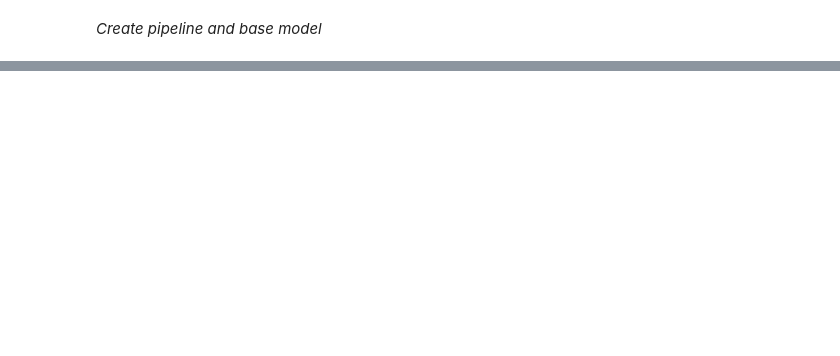
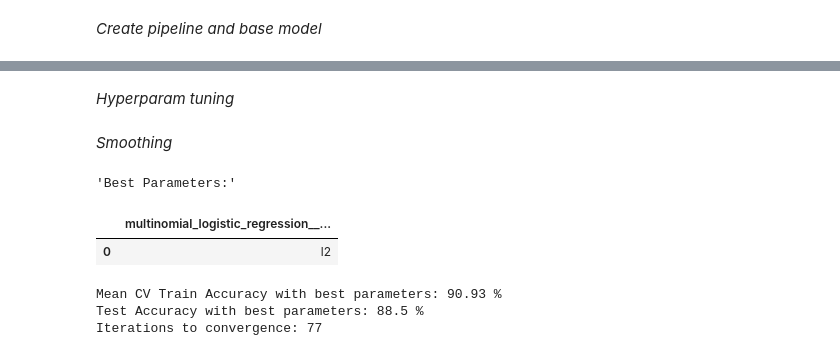
Before and after one commit to carstenegelund/sleep-disorder-classifier, a Jupyter notebook: model_naive_bayes_classification.ipynb, the cells around one changed output, grey strips where cells are left out. Cells and saved outputs as stored; diff of their text form; code cells hidden in the pictures; blank space fills up the shorter version.

```diff
--- a/model_naive_bayes_classification.ipynb
+++ b/model_naive_bayes_classification.ipynb
@@ -203,0 +266,37 @@ display(f'Test Accuracy:{np.round(pipeline_mlr.score(X_test, y_test), 6)*100} %'
+# %% [markdown]
+*Hyperparam tuning*
+# %% [markdown]
+*Smoothing*
+# %%
+# set up param grid
+param_grid_nb = {
+    'multinomial_logistic_regression__penalty': ['l2', "none"] # l1 not typically used for multinomial due to compuataional and interpretibility challenges
+}
+
+# Create and fit GridSearchCV object on train data
+grid_search_mlr = GridSearchCV(pipeline_mlr, param_grid=param_grid_mlr, scoring='accuracy', cv=cv_mlr, n_jobs=-1)
+grid_search_mlr.fit(X_train, y_train)
+
+# Access best hyperparameters and accuracy score
+best_params, best_train_score = grid_search_mlr.best_params_, grid_search_mlr.best_score_
+
+# Print the best parameters
+display("Best Parameters:", pd.DataFrame(best_params, index=[0]))
+
+# Print the best mean cv training score
+print("Mean CV Train Accuracy with best parameters:", settings.score_formatter(best_train_score, 4))
+
+# Evaluate the best model on the test set
+best_pipeline = grid_search_mlr.best_estimator_
+test_accuracy = best_pipeline.score(X_test, y_test)
+print("Test Accuracy with best parameters:", settings.score_formatter(test_accuracy, 4))
+
+# Time to convergence
+print("Iterations to convergence:", best_model['multinomial_logistic_regression'].n_iter_[0])
+# %% [output]
+'Best Parameters:'
+|  | multinomial_logistic_regression__... |
+| 0 | l2 |
+Mean CV Train Accuracy with best parameters: 90.93 %
+Test Accuracy with best parameters: 88.5 %
+Iterations to convergence: 77
```
Also changed, not shown: parts of 10 cells of this notebook, 3 other files.
